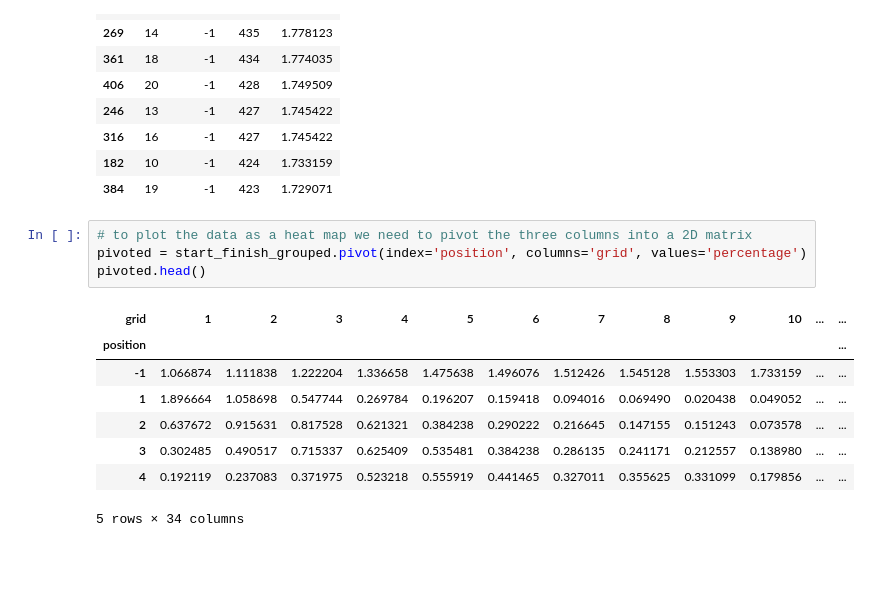
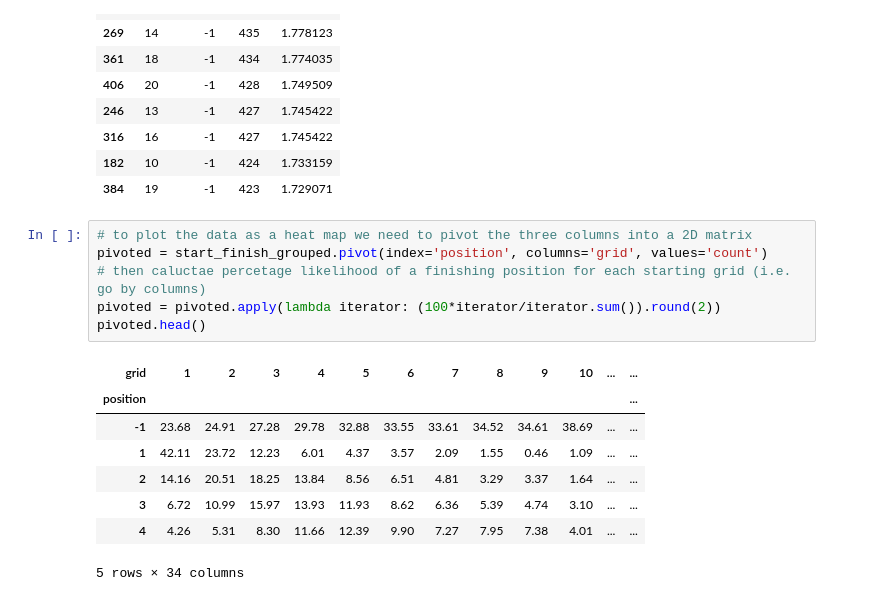
Before and after one commit to EE2SE/F1_Data_Scraper, a Jupyter notebook: EDA_F1.ipynb, the cells around one changed output. Drawn from its saved outputs; the diff is of its cells as text; blank space fills up the shorter version.

```diff
--- a/EDA_F1.ipynb
+++ b/EDA_F1.ipynb
@@ -67,16 +68,18 @@ start_finish_grouped.sort_values(by='count',ascending=False).head(10)
 | 384 | 19 | -1 | 423 | 1.729071 |
 # %%
 # to plot the data as a heat map we need to pivot the three columns into a 2D matrix
-pivoted = start_finish_grouped.pivot(index='position', columns='grid', values='percentage')
+pivoted = start_finish_grouped.pivot(index='position', columns='grid', values='count')
+# then caluctae percetage likelihood of a finishing position for each starting grid (i.e. go by columns)
+pivoted = pivoted.apply(lambda iterator: (100*iterator/iterator.sum()).round(2))
 pivoted.head()
 # %% [output]
 | grid | 1 | 2 | 3 | 4 | 5 | 6 | 7 | 8 | 9 | 10 | ... | ... |
 | position |  |  |  |  |  |  |  |  |  |  |  | ... |
-| -1 | 1.066874 | 1.111838 | 1.222204 | 1.336658 | 1.475638 | 1.496076 | 1.512426 | 1.545128 | 1.553303 | 1.733159 | ... | ... |
-| 1 | 1.896664 | 1.058698 | 0.547744 | 0.269784 | 0.196207 | 0.159418 | 0.094016 | 0.069490 | 0.020438 | 0.049052 | ... | ... |
-| 2 | 0.637672 | 0.915631 | 0.817528 | 0.621321 | 0.384238 | 0.290222 | 0.216645 | 0.147155 | 0.151243 | 0.073578 | ... | ... |
-| 3 | 0.302485 | 0.490517 | 0.715337 | 0.625409 | 0.535481 | 0.384238 | 0.286135 | 0.241171 | 0.212557 | 0.138980 | ... | ... |
-| 4 | 0.192119 | 0.237083 | 0.371975 | 0.523218 | 0.555919 | 0.441465 | 0.327011 | 0.355625 | 0.331099 | 0.179856 | ... | ... |
+| -1 | 23.68 | 24.91 | 27.28 | 29.78 | 32.88 | 33.55 | 33.61 | 34.52 | 34.61 | 38.69 | ... | ... |
+| 1 | 42.11 | 23.72 | 12.23 | 6.01 | 4.37 | 3.57 | 2.09 | 1.55 | 0.46 | 1.09 | ... | ... |
+| 2 | 14.16 | 20.51 | 18.25 | 13.84 | 8.56 | 6.51 | 4.81 | 3.29 | 3.37 | 1.64 | ... | ... |
+| 3 | 6.72 | 10.99 | 15.97 | 13.93 | 11.93 | 8.62 | 6.36 | 5.39 | 4.74 | 3.10 | ... | ... |
+| 4 | 4.26 | 5.31 | 8.30 | 11.66 | 12.39 | 9.90 | 7.27 | 7.95 | 7.38 | 4.01 | ... | ... |
 5 rows × 34 columns
 # %%
 annot = False
```
Also changed, not shown: parts of 4 cells of this notebook, 5 other files.
